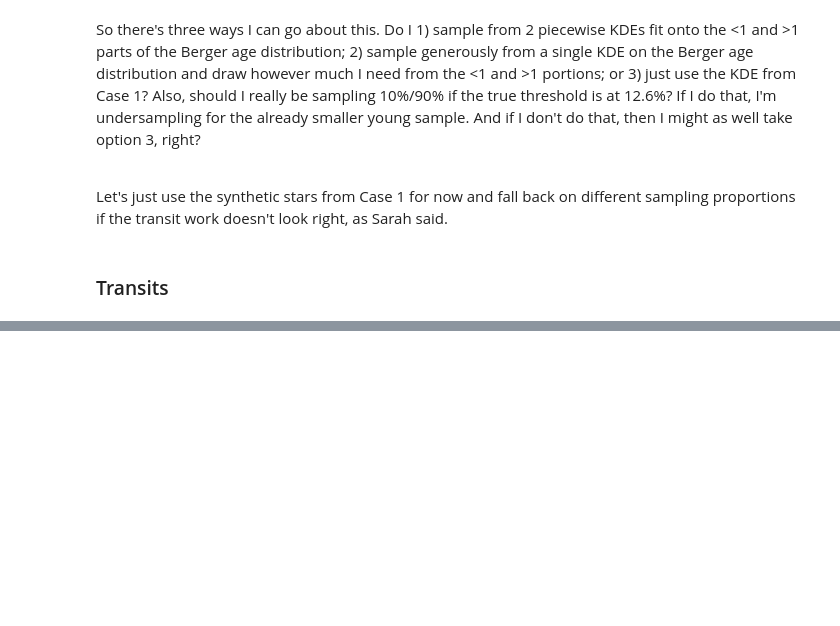
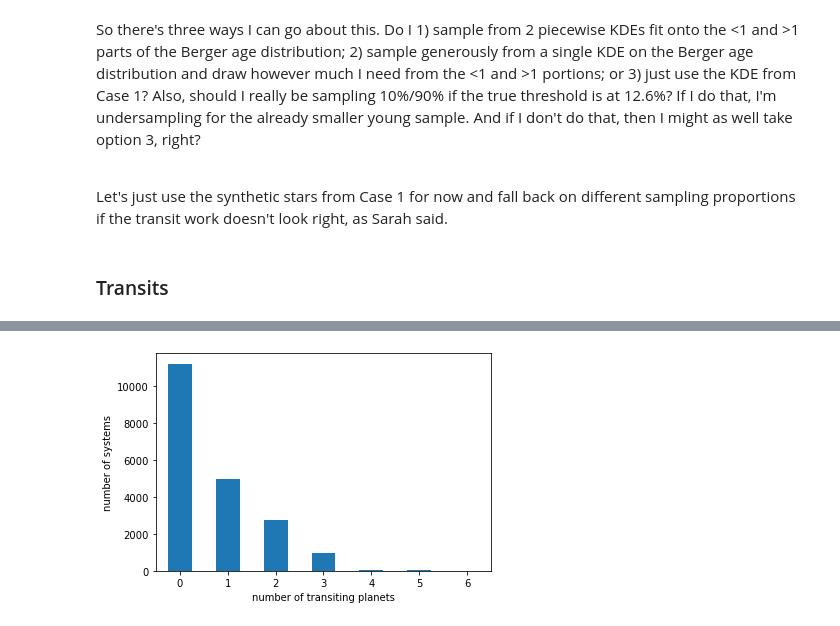
Before and after one commit to exoclam/sculpting, a Jupyter notebook: synthetic.ipynb, the cells around one changed output, grey strips where cells are left out. Cells and saved outputs as stored; diff of their text form; code cells hidden in the pictures; blank space fills up the shorter version.

```diff
--- a/synthetic.ipynb
+++ b/synthetic.ipynb
@@ -545,0 +636,8 @@ print(transits_case2.head())
+# %%
+# plot transit multiplicity
+transits_case2.transit_multiplicity.value_counts().plot(kind='bar', rot=0)
+plt.ylabel('number of systems')
+plt.xlabel('number of transiting planets')
+plt.show()
+# %% [output]
+[figure, added]
```
Also changed, not shown: parts of 19 cells of this notebook.
